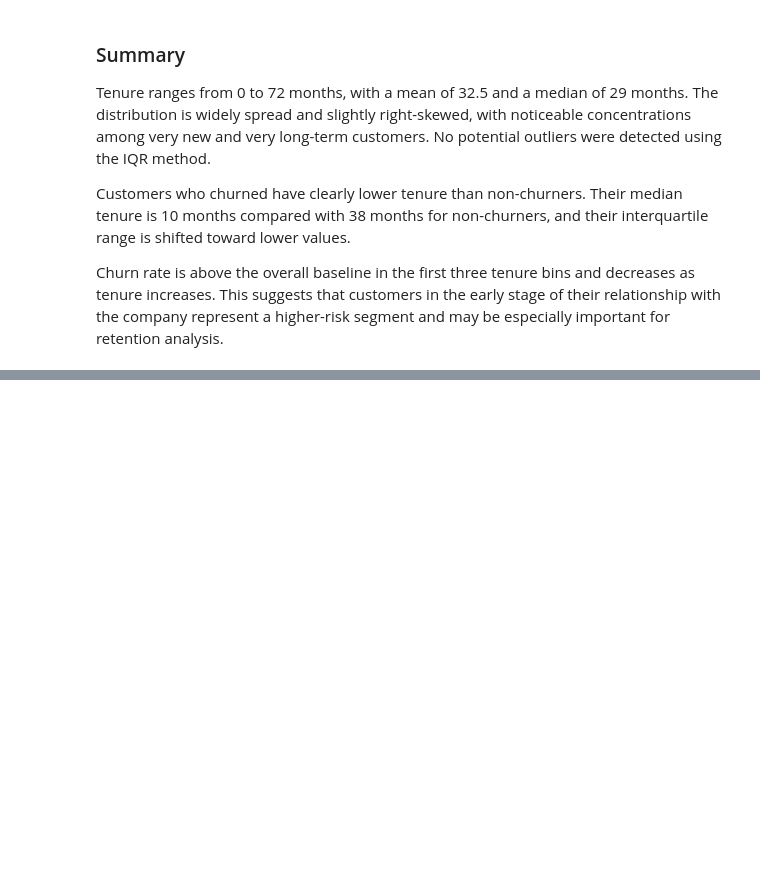
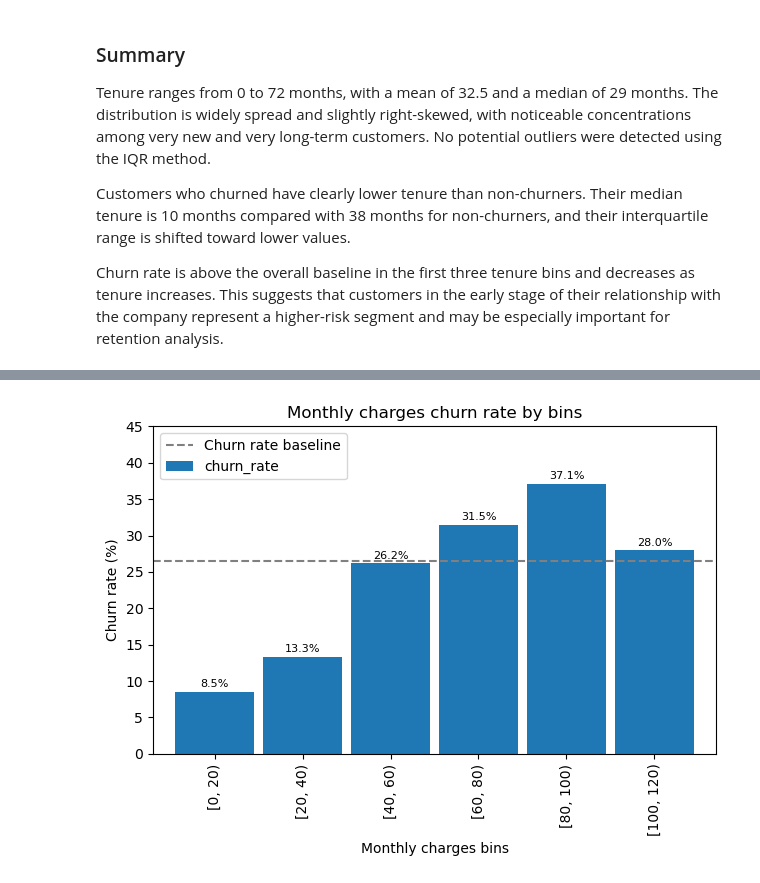
Before and after one commit to michal-ry/telco-churn-risk-scoring, a Jupyter notebook: notebooks/03_eda_numerical.ipynb, the cells around one changed output, grey strips where cells are left out. Cells and saved outputs as stored; diff of their text form; code cells hidden in the pictures; blank space fills up the shorter version.

```diff
--- a/notebooks/03_eda_numerical.ipynb
+++ b/notebooks/03_eda_numerical.ipynb
@@ -38,0 +130,6 @@ df_numerical.head()
+# %%
+baseline_churn_rate = churn_rate_baseline(
+    df=df_numerical,
+    target_column=TARGET_COLUMN,
+)
+baseline_churn_rate
@@ -252,0 +426,12 @@ Churn rate is above the overall baseline in the first three tenure bins and decr
+# %%
+# Calculate churn rate by monthly charges bins
+monthly_charges_bins = [0, 20, 40, 60, 80, 100, 120]
+
+monthly_charges_churn_rate = churn_rate_per_bin(
+    df=df_numerical,
+    column='monthly_charges',
+    target_column=TARGET_COLUMN,
+    bins=monthly_charges_bins,
+    baseline_rate=baseline_churn_rate,
+)
+monthly_charges_churn_rate
@@ -252,0 +446,36 @@ Churn rate is above the overall baseline in the first three tenure bins and decr
+# %%
+# Visualizing churn rate across monthly charges bins
+monthly_charges_churn_rate_ax = monthly_charges_churn_rate.plot(
+    kind='bar',
+    x='bins',
+    y='churn_rate',
+    width=0.9,
+)
+
+monthly_charges_churn_rate_ax.bar_label(
+    monthly_charges_churn_rate_ax.containers[0],
+    fmt='%.1f%%',
+    padding=2,
+    fontsize=8,
+)
+
+monthly_charges_churn_rate_ax.axhline(
+    y=baseline_churn_rate,
+    color='grey',
+    linestyle='--',
+    label='Churn rate baseline',
+)
+
+plt.ylim(0, 45)
+plt.title('Monthly charges churn rate by bins')
+plt.xlabel('Monthly charges bins')
+plt.ylabel('Churn rate (%)')
+plt.legend()
+plt.tight_layout()
+save_plot(
+    path=EDA_NUMERICAL_DIR,
+    file_name='monthly_charges_churn_rate_by_bins',
+)
+plt.show()
+# %% [output]
+[figure, added]
```
Also changed, not shown: parts of 37 cells of this notebook, 9 other files.
